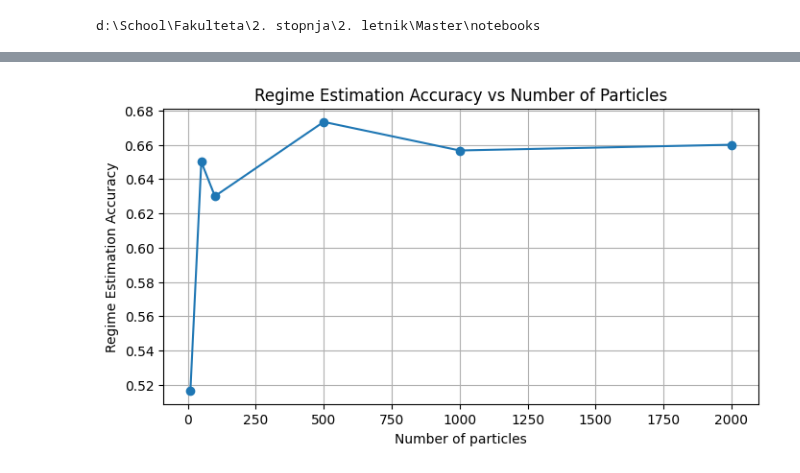
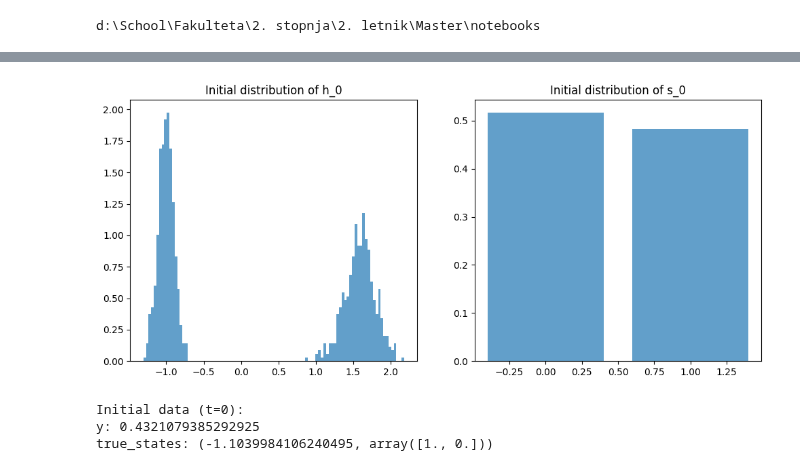
Before and after one commit to vitolev/mssv-smc, a Jupyter notebook: notebooks/02_bootstrap_pf.ipynb, the cells around one changed output, grey strips where cells are left out. Drawn from its saved outputs; the diff is of its cells as text; code cells hidden in the pictures.

```diff
--- a/notebooks/02_bootstrap_pf.ipynb
+++ b/notebooks/02_bootstrap_pf.ipynb
@@ -249,18 +184,21 @@ plt.show()
-# %%
-# Compute accuracy of regime estimates vs number of particles
-accuracy_s = []
-for n_particles in n_particles_list:
-    s_est = results[n_particles]["s_median"]
-    accuracy = np.mean(s_true == s_est)
-    accuracy_s.append(accuracy)
-
-# Plot accuracy vs number of particles
-plt.figure(figsize=(8, 4))
-plt.plot(n_particles_list, accuracy_s, marker='o')
-plt.xlabel("Number of particles")
-plt.ylabel("Regime Estimation Accuracy")
-plt.title("Regime Estimation Accuracy vs Number of Particles")
-plt.grid(True)
-plt.show()
-# %% [output]
-[figure, removed]
+# %%
+# Plot initial distribution p(x_0) (the prior)
+plt.figure(figsize=(12, 5))
+plt.subplot(1, 2, 1)
+plt.hist(h_array[0], bins=100, density=True, alpha=0.7)
+plt.title("Initial distribution of h_0")
+plt.subplot(1, 2, 2)
+plt.hist(s_array[0], bins=np.arange(-0.5, K+0.5, 1), density=True, alpha=0.7, rwidth=0.8)
+plt.title("Initial distribution of s_0")
+plt.show()
+# %% [output]
+[figure, added]
+# %%
+# Let's look at the data at t=0
+print("Initial data (t=0):")
+print("y:", y[0])
+print("true_states:", true_states[0])
+# %% [output]
+Initial data (t=0):
+y: 0.4321079385292925
+true_states: (-1.1039984106240495, array([1., 0.]))
```
Also changed, not shown: parts of 12 cells of this notebook, 6 other files.
